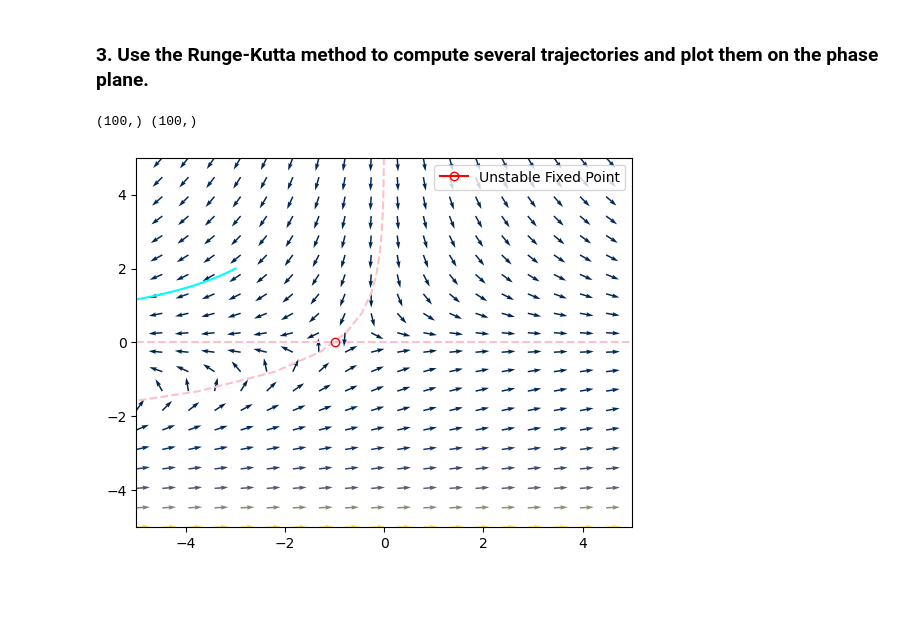
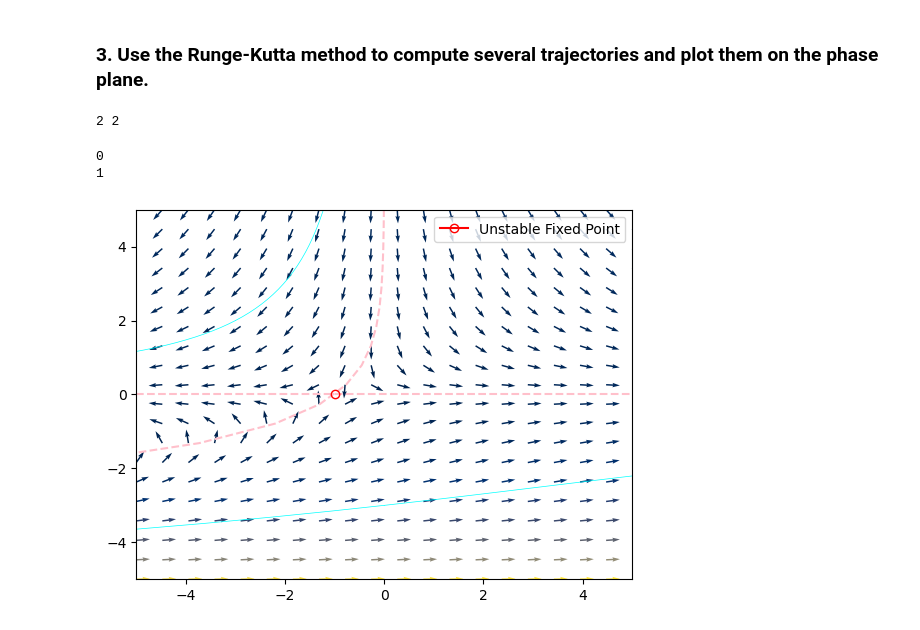
Before and after one commit to wbandabarragan/computational-physics-2, a Jupyter notebook: unit-6/601-nonlinear-systems-2D.ipynb, the cells around one changed output. Drawn from its saved outputs; the diff is of its cells as text; code cells hidden in the pictures; blank space fills up the shorter version.

```diff
--- a/unit-6/601-nonlinear-systems-2D.ipynb
+++ b/unit-6/601-nonlinear-systems-2D.ipynb
@@ -108,9 +108,12 @@ def compute_traj(ics_input):
     x0, y0 = ics_input
 
     # Forward in time integrator
-    sln = sc.integrate.solve_ivp(ode_system, t_limits, [x0, y0], t_eval = t_axis, method = "RK45")
+    sln_f = sc.integrate.solve_ivp(ode_system, t_limits, [x0, y0], t_eval = t_axis, method = "RK45")
 
-    return sln.y[0], sln.y[1]
+    # Backward in time integrator
+    sln_b = sc.integrate.solve_ivp(ode_system, t_backli, [x0, y0], t_eval = -t_axis, method = "RK45")
+
+    return sln_f.y[0], sln_f.y[1], sln_b.y[0], sln_b.y[1]
 # %%
 # Time discretisation
 t_limits = [0., 5.]
@@ -124,30 +128,43 @@ t_axis = np.linspace(t_limits[0], t_limits[1], n_t)
 # Initial conditions
 ics = [[-3., 2.], [0.,-3.]]
 
+# Empty list
+slns_f = []
+slns_b = []
+
+# For loop to integrate all trajectories
 # Integrate for ics
-sol_x, sol_y = compute_traj(ics[0])
+for ic in ics:
+    x_t, y_t, x_nt, y_nt  = compute_traj(ic)
+    slns_f.append([x_t, y_t])
+    slns_b.append([x_nt, y_nt])
 
-print(sol_x.shape, sol_y.shape)
+print(len(slns_f), len(slns_b))
 # %% [output]
-(100,) (100,)
+2 2
 # %%
 # Phase diagram
 plt.figure()
 
 plt.axhline(y_null, color = "pink", linestyle = "--")
 
 plt.plot(x_null, y_1d, color = "pink", linestyle = "--")
 
 plt.plot(x0, y0, marker = "o", color = "red", fillstyle = "none", label = "Unstable Fixed Point")
 plt.quiver(x_2d, y_2d, vx_2d, vy_2d, v_mag, cmap = "cividis")
 
 # Add the trajectories
-plt.plot(sol_x, sol_y, color = "cyan", linestyle = "-")
+for j in range(len(slns)):
+    print(j)
+    plt.plot(slns_f[j][0], slns_f[j][1], color = "cyan", linestyle = "-", linewidth = 0.5)
+    plt.plot(slns_b[j][0], slns_b[j][1], color = "cyan", linestyle = "-", linewidth = 0.5)
 
 plt.xlim(xl, xr)
 plt.ylim(yl, yr)
 
 plt.legend()
 plt.show()
 # %% [output]
+0
+1
-[figure, old version]
+[figure, new version]
```
Also changed, not shown: parts of 1 cell of this notebook, 1 other file.
